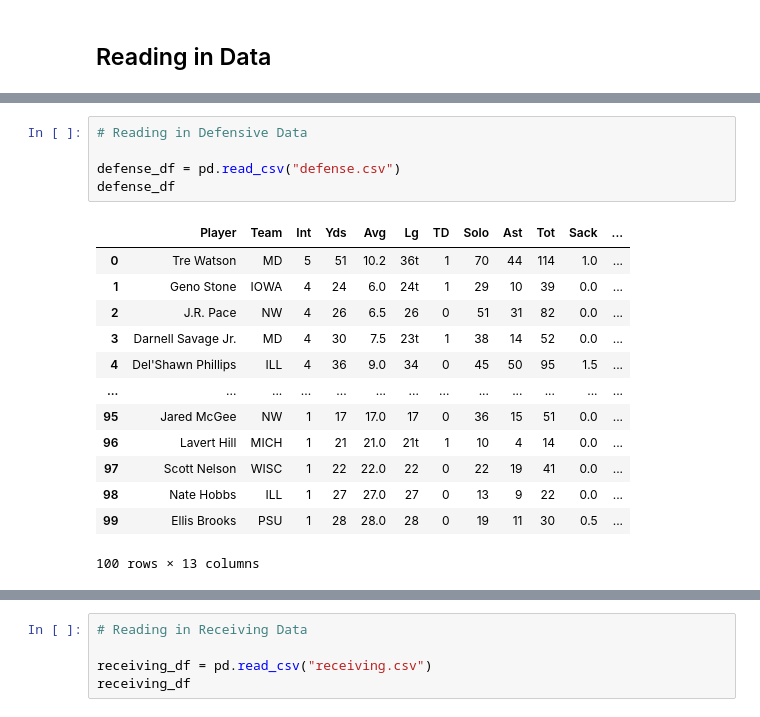
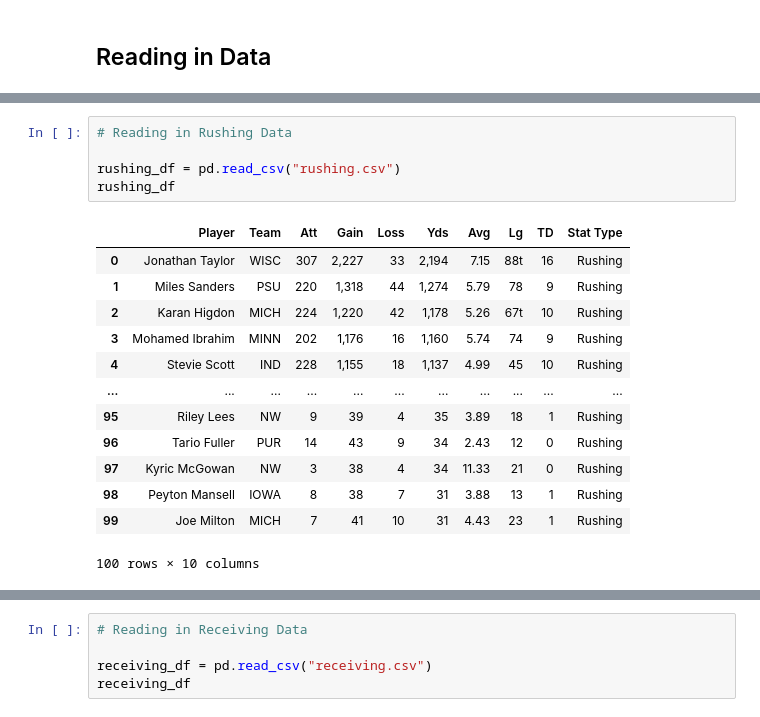
Before and after one commit to JosiahGuy/DS320Project, a Jupyter notebook: college_football_classifier.ipynb, the cells around one changed output, grey strips where cells are left out. Cells and saved outputs as stored; diff of their text form.

```diff
--- a/college_football_classifier.ipynb
+++ b/college_football_classifier.ipynb
@@ -13,19 +51,19 @@ import seaborn as sns
 # %%
-# Reading in Defensive Data
+# Reading in Rushing Data
 
-defense_df = pd.read_csv("defense.csv")
-defense_df
+rushing_df = pd.read_csv("rushing.csv")
+rushing_df
 # %% [output]
-|  | Player | Team | Int | Yds | Avg | Lg | TD | Solo | Ast | Tot | Sack | ... |
-| 0 | Tre Watson | MD | 5 | 51 | 10.2 | 36t | 1 | 70 | 44 | 114 | 1.0 | ... |
-| 1 | Geno Stone | IOWA | 4 | 24 | 6.0 | 24t | 1 | 29 | 10 | 39 | 0.0 | ... |
-| 2 | J.R. Pace | NW | 4 | 26 | 6.5 | 26 | 0 | 51 | 31 | 82 | 0.0 | ... |
-| 3 | Darnell Savage Jr. | MD | 4 | 30 | 7.5 | 23t | 1 | 38 | 14 | 52 | 0.0 | ... |
-| 4 | Del'Shawn Phillips | ILL | 4 | 36 | 9.0 | 34 | 0 | 45 | 50 | 95 | 1.5 | ... |
-| ... | ... | ... | ... | ... | ... | ... | ... | ... | ... | ... | ... | ... |
-| 95 | Jared McGee | NW | 1 | 17 | 17.0 | 17 | 0 | 36 | 15 | 51 | 0.0 | ... |
-| 96 | Lavert Hill | MICH | 1 | 21 | 21.0 | 21t | 1 | 10 | 4 | 14 | 0.0 | ... |
-| 97 | Scott Nelson | WISC | 1 | 22 | 22.0 | 22 | 0 | 22 | 19 | 41 | 0.0 | ... |
-| 98 | Nate Hobbs | ILL | 1 | 27 | 27.0 | 27 | 0 | 13 | 9 | 22 | 0.0 | ... |
-| 99 | Ellis Brooks | PSU | 1 | 28 | 28.0 | 28 | 0 | 19 | 11 | 30 | 0.5 | ... |
+|  | Player | Team | Att | Gain | Loss | Yds | Avg | Lg | TD | Stat Type |
+| 0 | Jonathan Taylor | WISC | 307 | 2,227 | 33 | 2,194 | 7.15 | 88t | 16 | Rushing |
+| 1 | Miles Sanders | PSU | 220 | 1,318 | 44 | 1,274 | 5.79 | 78 | 9 | Rushing |
+| 2 | Karan Higdon | MICH | 224 | 1,220 | 42 | 1,178 | 5.26 | 67t | 10 | Rushing |
+| 3 | Mohamed Ibrahim | MINN | 202 | 1,176 | 16 | 1,160 | 5.74 | 74 | 9 | Rushing |
+| 4 | Stevie Scott | IND | 228 | 1,155 | 18 | 1,137 | 4.99 | 45 | 10 | Rushing |
+| ... | ... | ... | ... | ... | ... | ... | ... | ... | ... | ... |
+| 95 | Riley Lees | NW | 9 | 39 | 4 | 35 | 3.89 | 18 | 1 | Rushing |
+| 96 | Tario Fuller | PUR | 14 | 43 | 9 | 34 | 2.43 | 12 | 0 | Rushing |
+| 97 | Kyric McGowan | NW | 3 | 38 | 4 | 34 | 11.33 | 21 | 0 | Rushing |
+| 98 | Peyton Mansell | IOWA | 8 | 38 | 7 | 31 | 3.88 | 13 | 1 | Rushing |
+| 99 | Joe Milton | MICH | 7 | 41 | 10 | 31 | 4.43 | 23 | 1 | Rushing |
-100 rows × 13 columns
+100 rows × 10 columns
```
Also changed, not shown: parts of 3 cells of this notebook, 10 other files.
